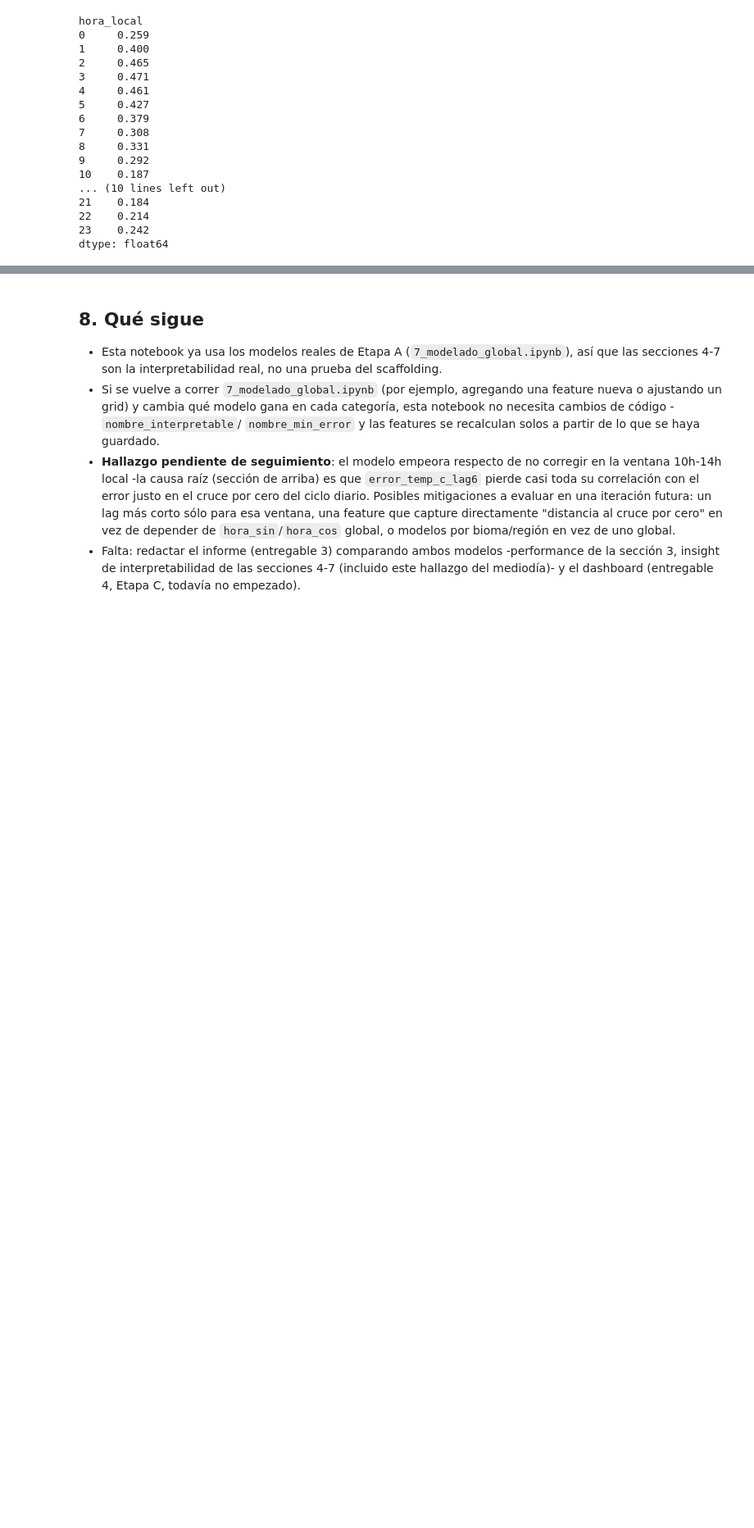
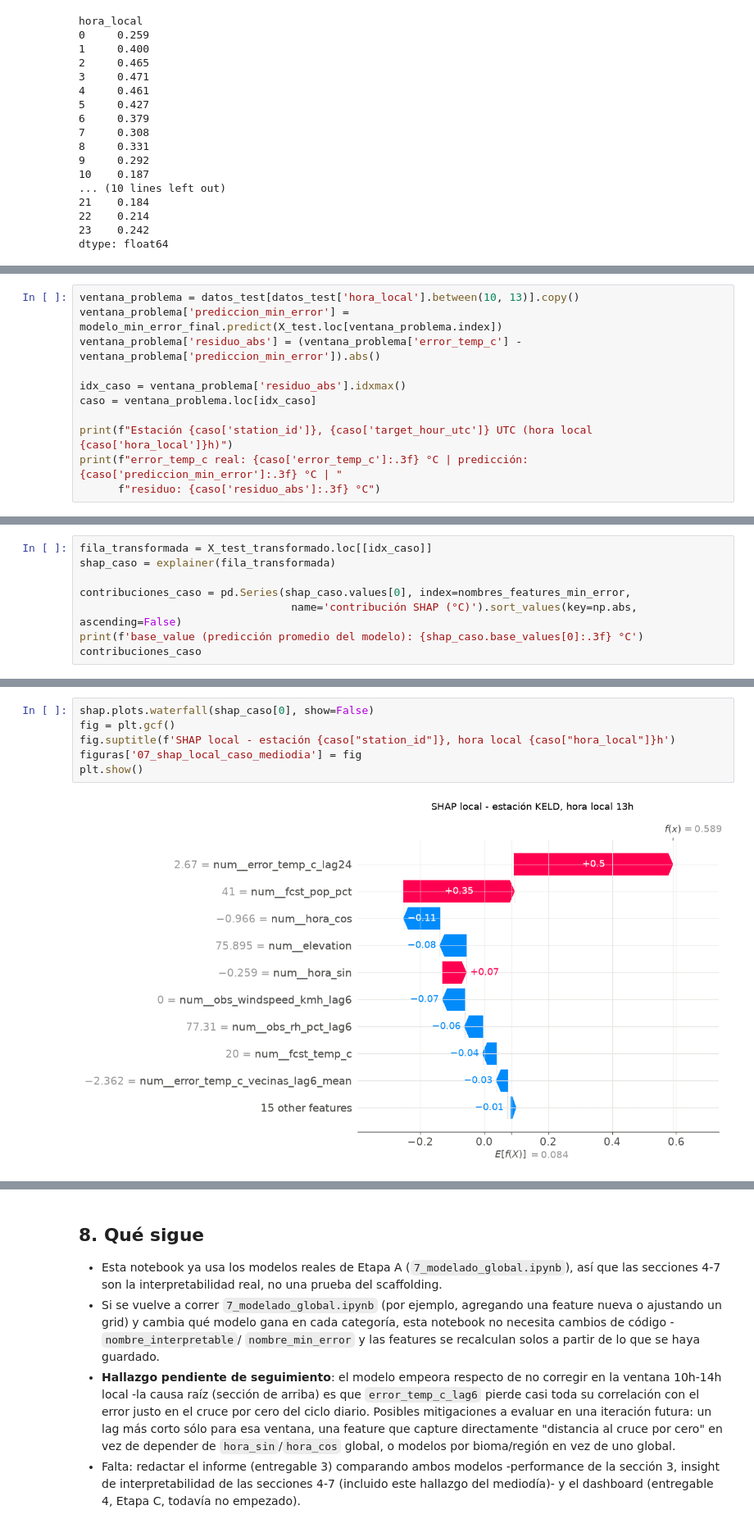
Before and after one commit to franconieto3/TPI_Taller_analisis_de_datos, a Jupyter notebook: TP3/notebooks/8_interpretabilidad.ipynb, the cells around one changed output, grey strips where cells are left out. Shown at 82% size. Drawn from its saved outputs; the diff is of its cells as text; blank space fills up the shorter version.

Commit message:
SHAP local

```diff
--- a/TP3/notebooks/8_interpretabilidad.ipynb
+++ b/TP3/notebooks/8_interpretabilidad.ipynb
@@ -491,0 +500,11 @@ dtype: float64
+# %%
+ventana_problema = datos_test[datos_test['hora_local'].between(10, 13)].copy()
+ventana_problema['prediccion_min_error'] = modelo_min_error_final.predict(X_test.loc[ventana_problema.index])
+ventana_problema['residuo_abs'] = (ventana_problema['error_temp_c'] - ventana_problema['prediccion_min_error']).abs()
+
+idx_caso = ventana_problema['residuo_abs'].idxmax()
+caso = ventana_problema.loc[idx_caso]
+
+print(f"Estación {caso['station_id']}, {caso['target_hour_utc']} UTC (hora local {caso['hora_local']}h)")
+print(f"error_temp_c real: {caso['error_temp_c']:.3f} °C | predicción: {caso['prediccion_min_error']:.3f} °C | "
+      f"residuo: {caso['residuo_abs']:.3f} °C")
@@ -491,0 +514,8 @@ dtype: float64
+# %%
+fila_transformada = X_test_transformado.loc[[idx_caso]]
+shap_caso = explainer(fila_transformada)
+
+contribuciones_caso = pd.Series(shap_caso.values[0], index=nombres_features_min_error,
+                                 name='contribución SHAP (°C)').sort_values(key=np.abs, ascending=False)
+print(f'base_value (predicción promedio del modelo): {shap_caso.base_values[0]:.3f} °C')
+contribuciones_caso
@@ -491,0 +541,8 @@ dtype: float64
+# %%
+shap.plots.waterfall(shap_caso[0], show=False)
+fig = plt.gcf()
+fig.suptitle(f'SHAP local - estación {caso["station_id"]}, hora local {caso["hora_local"]}h')
+figuras['07_shap_local_caso_mediodia'] = fig
+plt.show()
+# %% [output]
+[figure, added]
```
Also changed, not shown: parts of 7 cells of this notebook.
